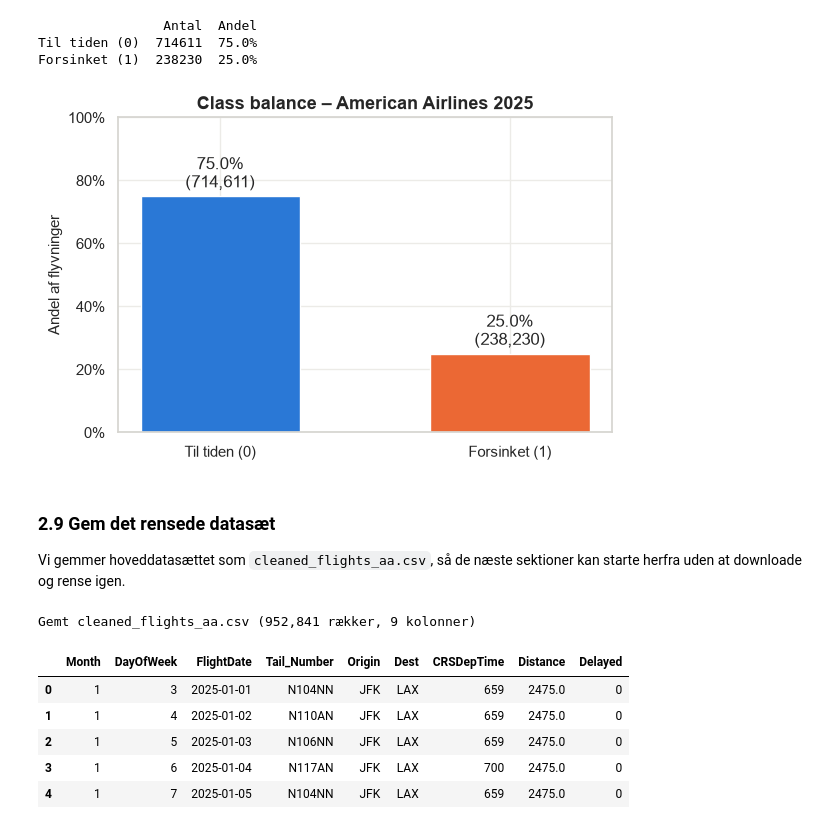
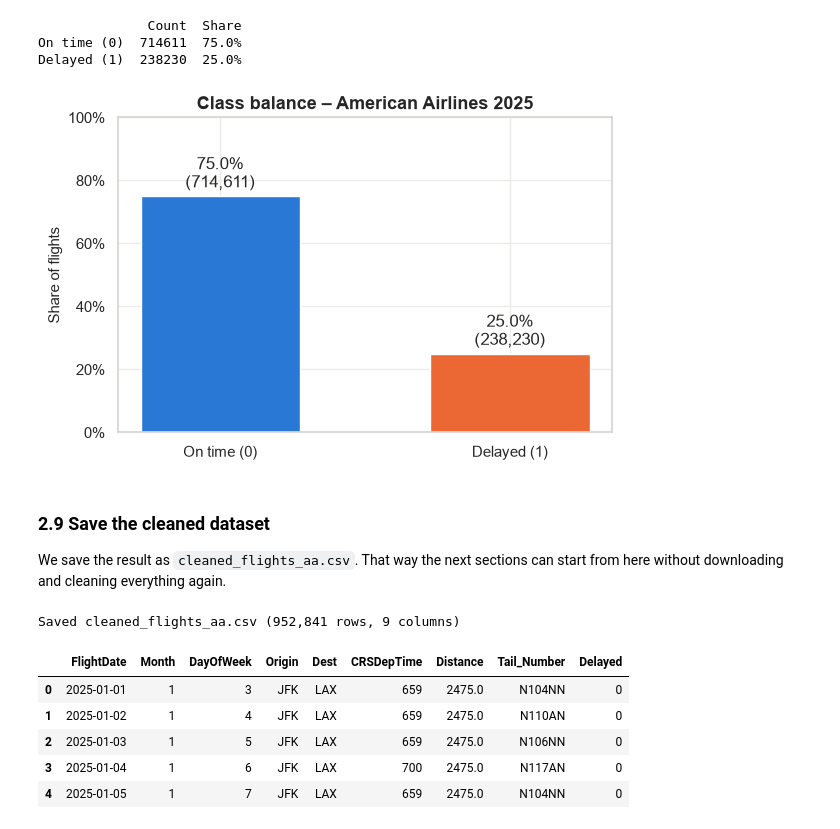
Before and after one commit to GustavDegn123/Airlines-Delay, a Jupyter notebook: flight_delay_prediction_aa.ipynb, the cells around one changed output. Cells and saved outputs as stored; diff of their text form; code cells hidden in the pictures.

```diff
--- a/flight_delay_prediction_aa.ipynb
+++ b/flight_delay_prediction_aa.ipynb
@@ -130,25 +125,27 @@ for month in MONTHS:
     url = URL_TEMPLATE.format(year=YEAR, month=month)
     zip_path = DATA_DIR / f"ontime_{YEAR}_{month:02d}.zip"
 
-    # 1) Download (kun hvis vi ikke allerede har filen)
+    # 1) Download (only if we don't already have the file)
     if not zip_path.exists():
-        print(f"Downloader {url} ...")
+        print(f"Downloading {url} ...")
         with requests.get(url, stream=True, timeout=120) as r:
             r.raise_for_status()
             with open(zip_path, "wb") as f:
                 for chunk in r.iter_content(chunk_size=1 << 20):
                     f.write(chunk)
 
-    # 2) Læs CSV-filen direkte fra zip'en (kun de kolonner vi skal bruge)
+    # 2) Read the CSV file directly from the zip, with all columns
     with zipfile.ZipFile(zip_path) as zf:
         csv_name = next(n for n in zf.namelist() if n.lower().endswith(".csv"))
         with zf.open(csv_name) as f:
-            df_month = pd.read_csv(f, usecols=COLUMNS, low_memory=False)
+            df_month = pd.read_csv(f, low_memory=False)
 
-    print(f"{YEAR}-{month:02d}: {len(df_month):,} rækker")
-    monthly_frames.append(df_month)
+    print(f"{YEAR}-{month:02d}: {len(df_month):,} rows, {df_month.shape[1]} columns available")
 
-# 3) Saml alle måneder til ét DataFrame
+    # 3) Keep only the columns we need
+    monthly_frames.append(df_month[COLUMNS])
+
+# 4) Combine all months into one DataFrame
 raw = pd.concat(monthly_frames, ignore_index=True)
-print(f"\nSamlet: {len(raw):,} flyvninger (alle selskaber), {raw.shape[1]} kolonner")
+print(f"\nTotal: {len(raw):,} flights (all airlines), {raw.shape[1]} columns selected")
 # %% [output]
@@ -265,39 +264,39 @@ Vi tjekker fordelingen mellem forsinkede og rettidige flyvninger. Hvis klasserne
 # %%
 counts = df["Delayed"].value_counts().sort_index()
 shares = counts / counts.sum()
 
-balance = pd.DataFrame({"Antal": counts, "Andel": shares.map("{:.1%}".format)})
-balance.index = ["Til tiden (0)", "Forsinket (1)"]
+balance = pd.DataFrame({"Count": counts, "Share": shares.map("{:.1%}".format)})
+balance.index = ["On time (0)", "Delayed (1)"]
 print(balance)
 
 fig, ax = plt.subplots(figsize=(6, 4))
 bars = ax.bar(balance.index, shares.values, color=[COLOR_ONTIME, COLOR_DELAYED], width=0.55)
 ax.bar_label(bars, labels=[f"{s:.1%}\n({c:,})" for s, c in zip(shares, counts)], padding=3)
 ax.yaxis.set_major_formatter(mtick.PercentFormatter(1.0))
 ax.set_ylim(0, 1)
-ax.set_ylabel("Andel af flyvninger")
+ax.set_ylabel("Share of flights")
 ax.set_title("Class balance – American Airlines 2025")
 plt.tight_layout()
 plt.show()
 # %% [output]
-                Antal  Andel
-Til tiden (0)  714611  75.0%
-Forsinket (1)  238230  25.0%
+              Count  Share
+On time (0)  714611  75.0%
+Delayed (1)  238230  25.0%
-[figure, old version]
+[figure, new version]
-# %% [markdown]
-### 2.9 Gem det rensede datasæt
-
-Vi gemmer hoveddatasættet som `cleaned_flights_aa.csv`, så de næste sektioner kan starte herfra uden at downloade og rense igen.
+# %% [markdown]
+### 2.9 Save the cleaned dataset
+
+We save the result as `cleaned_flights_aa.csv`. That way the next sections can start from here without downloading and cleaning everything again.
 # %%
 df.to_csv("cleaned_flights_aa.csv", index=False)
 
-print(f"Gemt cleaned_flights_aa.csv ({len(df):,} rækker, {df.shape[1]} kolonner)")
+print(f"Saved cleaned_flights_aa.csv ({len(df):,} rows, {df.shape[1]} columns)")
 display(df.head())
 # %% [output]
-Gemt cleaned_flights_aa.csv (952,841 rækker, 9 kolonner)
+Saved cleaned_flights_aa.csv (952,841 rows, 9 columns)
-|  | Month | DayOfWeek | FlightDate | Tail_Number | Origin | Dest | CRSDepTime | Distance | Delayed |
-| 0 | 1 | 3 | 2025-01-01 | N104NN | JFK | LAX | 659 | 2475.0 | 0 |
-| 1 | 1 | 4 | 2025-01-02 | N110AN | JFK | LAX | 659 | 2475.0 | 0 |
-| 2 | 1 | 5 | 2025-01-03 | N106NN | JFK | LAX | 659 | 2475.0 | 0 |
-| 3 | 1 | 6 | 2025-01-04 | N117AN | JFK | LAX | 700 | 2475.0 | 0 |
-| 4 | 1 | 7 | 2025-01-05 | N104NN | JFK | LAX | 659 | 2475.0 | 0 |
+|  | FlightDate | Month | DayOfWeek | Origin | Dest | CRSDepTime | Distance | Tail_Number | Delayed |
+| 0 | 2025-01-01 | 1 | 3 | JFK | LAX | 659 | 2475.0 | N104NN | 0 |
+| 1 | 2025-01-02 | 1 | 4 | JFK | LAX | 659 | 2475.0 | N110AN | 0 |
+| 2 | 2025-01-03 | 1 | 5 | JFK | LAX | 659 | 2475.0 | N106NN | 0 |
+| 3 | 2025-01-04 | 1 | 6 | JFK | LAX | 700 | 2475.0 | N117AN | 0 |
+| 4 | 2025-01-05 | 1 | 7 | JFK | LAX | 659 | 2475.0 | N104NN | 0 |
```
Also changed, not shown: parts of 28 cells of this notebook.
